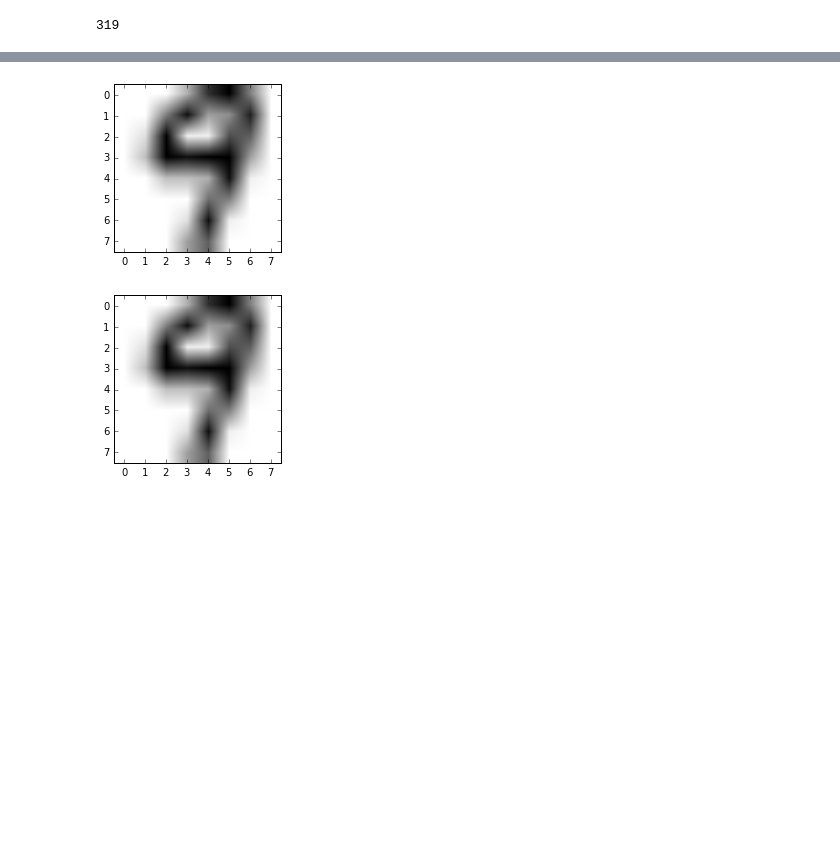
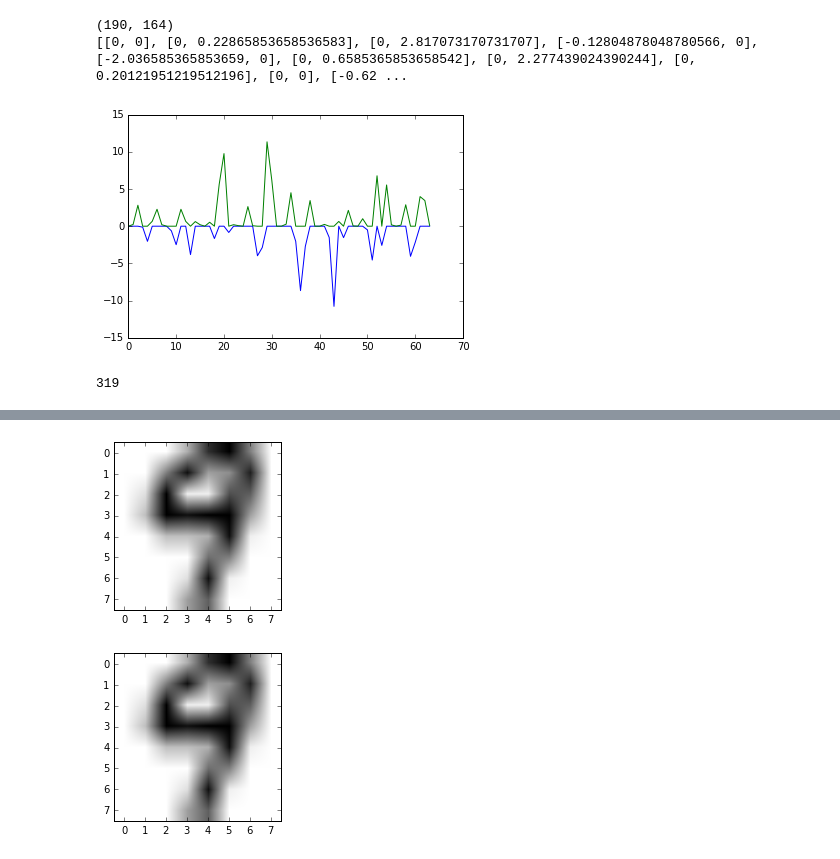
Before and after one commit to anshuman23/aaai-adversarial-clustering, a Jupyter notebook: DIGITS-8-9/zoo_approach_wip.ipynb, the cells around one changed output, grey strips where cells are left out. Drawn from its saved outputs; the diff is of its cells as text; code cells hidden in the pictures; blank space fills up the shorter version.

```diff
--- a/DIGITS-8-9/zoo_approach_wip.ipynb
+++ b/DIGITS-8-9/zoo_approach_wip.ipynb
@@ -115,7 +115,7 @@ sample_size = X.shape[0]
 mask = np.zeros((sample_size))
 n_features = X.shape[1]
 
-X_org = np.copy(X)
+X_org = np.copy(X).astype(np.float64)
 
 ##kmeans_d = KMeans(n_clusters = cluster_size, random_state=42)
 ##labels_d = kmeans_d.fit_predict(X)
@@ -167,6 +167,39 @@ for idx in range(0,sample_size):
         mask[idx] = 1
         count+=1
         mask_idx = idx
+# %%
+mean_0, mean_1  = np.zeros([64]), np.zeros([64])
+for i,l in enumerate(labels_d):
+    if l == 0:
+        mean_0 += X_org[i]
+    if l == 1:
+        mean_1 += X_org[i]
+mean_0, mean_1 = mean_0/np.sum(1-labels_d), mean_1/np.sum(labels_d)
+print(np.sum(1-labels_d), np.sum(labels_d))
+
+#plt.plot(mean_0-mean_1)
+#plt.plot(mean_1)
+#plt.show()
+
+#delta = mean_1 - mean_0
+delta = centers_d[1,:] - X_org[mask_idx]
+Delta = []
+for i,d in enumerate(delta):
+    if d > 0:
+        Delta.append([0,d*1.5])
+    elif d < 0:
+        Delta.append([d*1.0, 0])
+    elif d == 0:
+        Delta.append([0,0])
+    else:
+        Delta.append([0,0])
+print(Delta)
+plt.plot(Delta)
+plt.show()
+# %% [output]
+(190, 164)
+[[0, 0], [0, 0.22865853658536583], [0, 2.817073170731707], [-0.12804878048780566, 0], [-2.036585365853659, 0], [0, 0.6585365853658542], [0, 2.277439024390244], [0, 0.20121951219512196], [0, 0], [-0.62 ...
+[figure, added]
 # %%
 def f(x):
     success = 0.0
@@ -198,15 +231,18 @@ bb.search(f=f,  # given function
           m=40,  # number of function calls on subsequent stage (local search)
           batch=4,  # number of calls that will be evaluated in parallel
           resfile='output_new.csv')  # text file where results will be saved
-# %%
-best_noise = [ -4.0619e+00, +1.9197e+00, -2.0558e+00, +4.0111e+00, +1.2017e-01, -3.7292e+00, +2.4626e+00, -1.3050e+00, +4.9678e+00, +1.2804e+00, -2.3676e+00, +4.0234e+00, +4.5294e-01, -3.0793e+00, +3.4262e+00, -3.0978e-02, -3.4512e+00, +3.1652e+00, -1.8228e-01, -3.4940e+00, +3.2297e+00, -1.1532e-02, -3.2182e+00, +3.6095e+00, +4.7106e-01, -2.6338e+00, +4.2945e+00, +1.2556e+00, -1.7508e+00, -4.7250e+00, +2.3325e+00, -5.7849e-01, -3.4584e+00, +3.6925e+00, +8.7387e-01, -1.9146e+00, -4.6734e+00, +2.5974e+00, -1.0264e-01, -2.7738e+00, +4.5835e+00, +1.9691e+00, -6.1730e-01, -3.1761e+00, +4.2925e+00, +1.7881e+00, -6.8955e-01, -3.1407e+00, +4.4344e+00, +2.0354e+00, -3.3801e-01, -2.6860e+00, +4.9911e+00, +2.6930e+00, +4.1951e-01, -1.8297e+00, -4.0549e+00, +3.7438e+00, +1.5659e+00, -5.8866e-01, -2.7202e+00, -4.8289e+00, +3.0848e+00, +1.0209e+00]
-np.save('wip2_X_org.npy', X_org)
-X_adv = np.copy(X_org)
-X_adv = add_noise(X_adv, best_noise)
-np.save('wip2_X_adv.npy', X_adv)
-print(mask_idx)
-# %% [output]
-319
+# %%
+#best_noise = [+0.0000e+00, +8.9602e-03, +5.4368e-01, +1.5522e-01, -9.6872e-01, -7.4759e-01, +4.3872e-01, +6.7226e-02, -1.7142e-02, +1.5043e-01, +2.5315e-02, -1.2638e+00, +5.7253e-01, -4.1198e-01, -1.9617e-01, +5.5057e-02, -3.8614e-03, +3.1105e-02, +2.0687e-01, -1.1013e+00, +2.5436e-01, +8.0457e-01, +2.7950e-01, +1.5960e-02, +0.0000e+00, +1.0464e-01, +3.0108e-01, -1.0442e+00, -2.2967e-01, +1.9879e+00, +9.2347e-01, +0.0000e+00, +0.0000e+00, -1.9714e-01, -3.2120e+00, -7.6698e+00, -7.8055e+00, +1.5502e+00, +9.8335e-01, +0.0000e+00, +0.0000e+00, -8.6399e-01, -8.9785e+00, -7.6757e+00, -7.8249e+00, +3.2925e-01, +6.5071e-01, +2.8390e-03, +0.0000e+00, -2.8925e-01, -3.7843e+00, -3.8917e+00, -2.9830e+00, +1.8404e-01, +2.3047e-01, +6.6956e-03, +0.0000e+00, -3.6066e-02, +3.7281e-02, -8.2584e-01, +3.3176e-02, +5.5346e-02, +1.1627e-02, +1.6265e-04]
+best_noise = [ +0.0000e+00, +1.0947e-01, +1.3192e+00, -6.9412e-02, -1.1248e+00, +2.8815e-01, +9.7368e-01, +8.4033e-02, +0.0000e+00, -3.7435e-01, -1.5213e+00, +8.6317e-01, +2.4002e-01, -2.4417e+00, +2.1838e-01, +6.8822e-02, +0.0000e+00, +1.7194e-01, -1.1356e+00, +1.7274e+00, +2.9080e+00, -5.9791e-01, +5.6544e-02, +1.9950e-02, +0.0000e+00, +6.7494e-01, +1.5887e-02, -3.0209e+00, -2.2050e+00, +2.5451e+00, +1.3357e+00, +0.0000e+00, +0.0000e+00, +5.3212e-02, +8.3930e-01, -1.6717e+00, -7.1700e+00, -2.2817e+00, +5.4352e-01, +0.0000e+00, +0.0000e+00, +3.2522e-02, -1.3210e+00, -9.4468e+00, +7.4626e-02, -1.3676e+00, +2.2046e-01, +3.5487e-03, +0.0000e+00, +8.4818e-02, -4.6097e-01, -4.2218e+00, +4.4573e-01, -2.4252e+00, +2.9784e-01, +8.7469e-03, +0.0000e+00, +5.2928e-03, +8.7691e-02, -3.9485e+00, -2.1052e+00, +5.4142e-02, +2.7992e-02, +2.4573e-04]
+np.save('wip2_X_org.npy', X_org)
+np.savetxt('X_org.csv', X_org, delimiter=',')
+X_adv = np.copy(X_org)
+X_adv = add_noise(X_adv, best_noise)
+np.save('wip2_X_adv.npy', X_adv)
+np.savetxt('X_adv.csv', X_adv, delimiter=',')
+print(mask_idx)
+# %% [output]
+319
 # %%
 Xo = np.load('wip2_X_org.npy')
 Xa = np.load('wip2_X_adv.npy')
```
Also changed, not shown: parts of 6 cells of this notebook, 48 other files.
